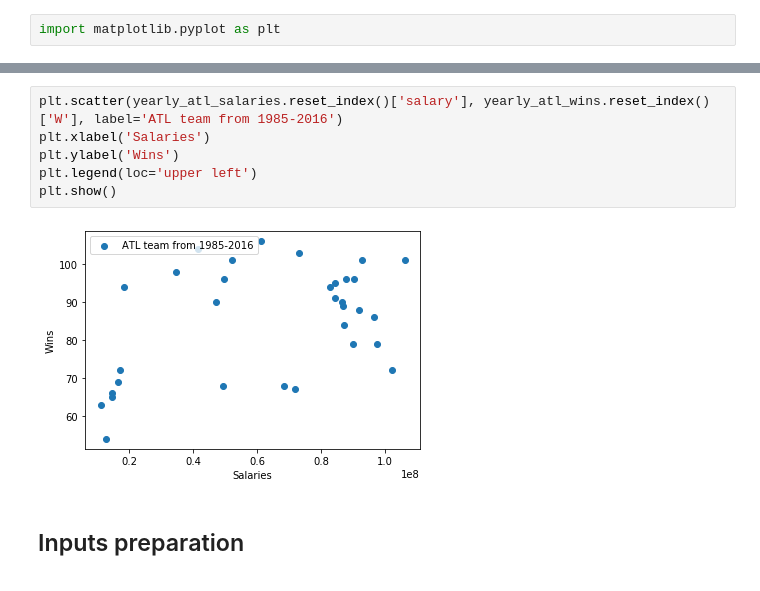
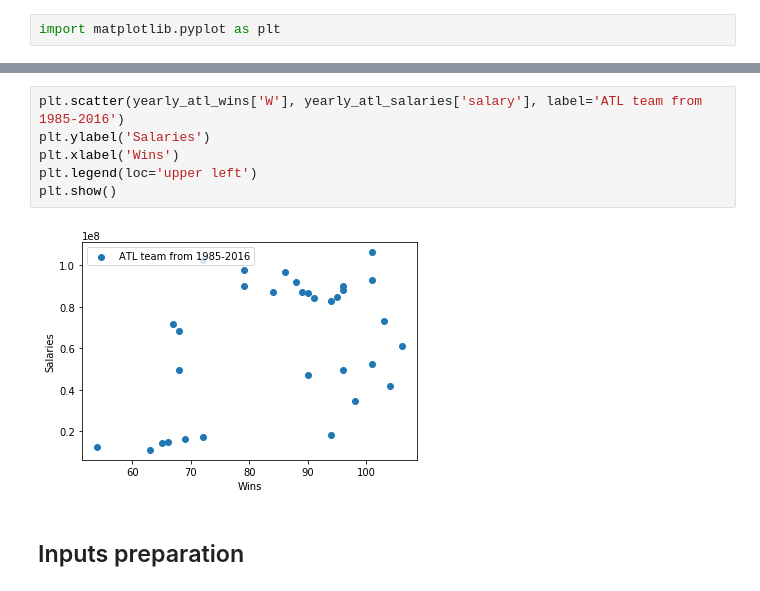
Before and after one commit to ferlopezm94/linear-model, a Jupyter notebook: Linear model.ipynb, the cells around one changed output, grey strips where cells are left out. Saved outputs shown, nothing was run; the diff lists cells and outputs as text.

```diff
--- a/Linear model.ipynb
+++ b/Linear model.ipynb
@@ -229,11 +251,11 @@ import matplotlib.pyplot as plt
 # %%
-plt.scatter(yearly_atl_salaries.reset_index()['salary'], yearly_atl_wins.reset_index()['W'], label='ATL team from 1985-2016')
-plt.xlabel('Salaries')
-plt.ylabel('Wins')
+plt.scatter(yearly_atl_wins['W'], yearly_atl_salaries['salary'], label='ATL team from 1985-2016')
+plt.ylabel('Salaries')
+plt.xlabel('Wins')
 plt.legend(loc='upper left')
 plt.show()
 # %% [output]
-[figure, old version]
+[figure, new version]
 # %% [markdown]
 ## Inputs preparation
 # %% [markdown]
```
Also changed, not shown: parts of 23 cells of this notebook.
